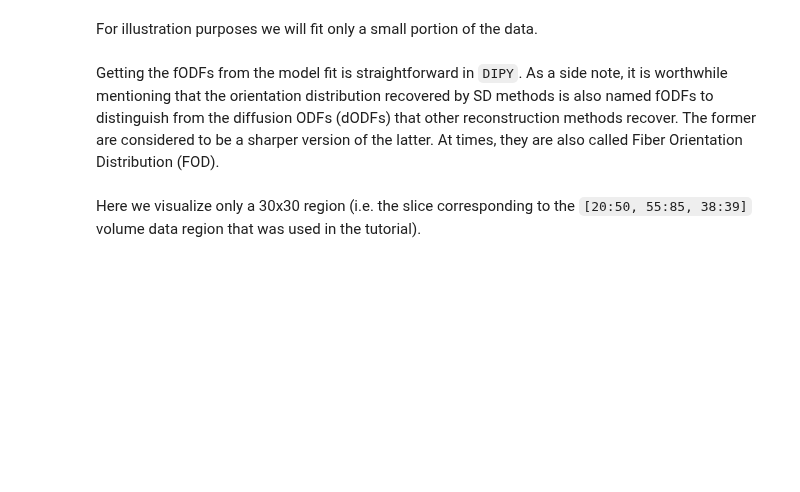
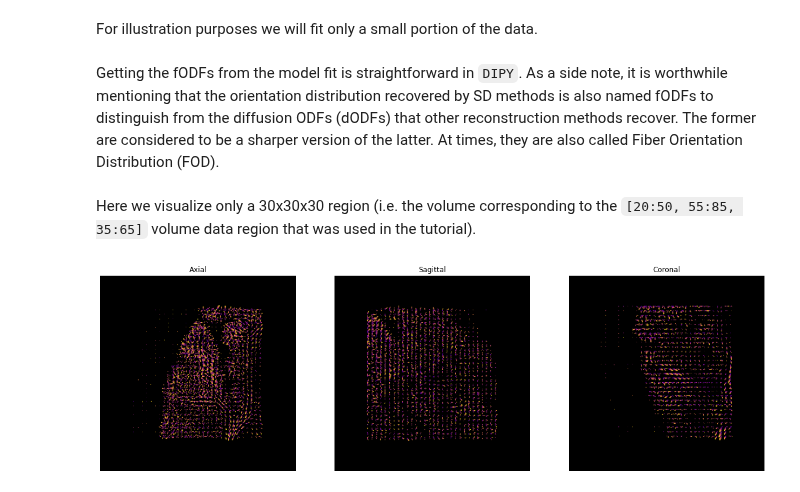
Before and after one commit to carpentries-incubator/SDC-BIDS-dMRI, a Jupyter notebook: code/05-constrained_spherical_deconvolution/05-constrained_spherical_deconvolution.ipynb, the cells around one changed output. Saved outputs shown, nothing was run; the diff lists cells and outputs as text; code cells hidden in the pictures; blank space fills up the shorter version.

Commit message:
Add different orientations for odfs

```diff
--- a/code/05-constrained_spherical_deconvolution/05-constrained_spherical_deconvolution.ipynb
+++ b/code/05-constrained_spherical_deconvolution/05-constrained_spherical_deconvolution.ipynb
@@ -191,7 +190,7 @@ csd_model = ConstrainedSphericalDeconvModel(gtab, response, sh_order=sh_order, c
 # %% [markdown]
 For illustration purposes we will fit only a small portion of the data.
 # %%
-data_small = data[20:50, 55:85, 38:39]
+data_small = data[20:50, 55:85, 35:65]
 csd_fit = csd_model.fit(data_small)
 
 sh_coeffs = csd_fit.shm_coeff
@@ -208,4 +207,4 @@ Distribution (FOD).
 # %%
 csd_odf = csd_fit.odf(default_sphere)
 # %% [markdown]
-Here we visualize only a 30x30 region (i.e. the slice corresponding to the `[20:50, 55:85, 38:39]` volume data region that was used in the tutorial).
+Here we visualize only a 30x30x30 region (i.e. the volume corresponding to the `[20:50, 55:85, 35:65]` volume data region that was used in the tutorial).
@@ -229,3 +211,43 @@ plt.show()
+# %%
+# Plot the fODFs
+fodf_spheres = actor.odf_slicer(csd_odf, sphere=default_sphere, scale=0.9, norm=False, colormap='plasma')
+
+# Axial superior
+scene = window.Scene()
+fodf_spheres.display(z=3)
+scene.add(fodf_spheres)
+fodf_axial_scene = window.snapshot(scene, offscreen=True)
+
+# Sagittal right
+scene = window.Scene()
+fodf_spheres.display(x=15)
+fodf_spheres.RotateY(90)
+scene.add(fodf_spheres)
+fodf_sagittal_scene = window.snapshot(scene, offscreen=True)
+
+# Coronal anterior
+scene = window.Scene()
+fodf_spheres.RotateY(-90)
+fodf_spheres.display(y=13)
+fodf_spheres.RotateX(90)
+scene.add(fodf_spheres)
+fodf_coronal_scene = window.snapshot(scene, offscreen=True)
+
+# Plot different views
+fig, axes = plt.subplots(1,3, figsize=(20, 20))
+axes[0].imshow(fodf_axial_scene, cmap="plasma", origin="lower")
+axes[0].axis("off")
+axes[0].set_title("Axial")
+axes[1].imshow(fodf_sagittal_scene, cmap="plasma", origin="lower")
+axes[1].axis("off")
+axes[1].set_title("Sagittal")
+axes[2].imshow(fodf_coronal_scene, cmap="plasma", origin="lower")
+axes[2].axis("off")
+axes[2].set_title("Coronal")
+plt.savefig(os.path.join(out_dir, "csd_odfs.png"), dpi=300)
+plt.show()
+# %% [output]
+[figure, added]
 # %% [markdown]
 ![csd_odfs](../../fig/5/csd_odfs.png){:class="img-responsive"} \
 CSD ODFs.
```
Also changed, not shown: parts of 5 cells of this notebook, 2 other files.
